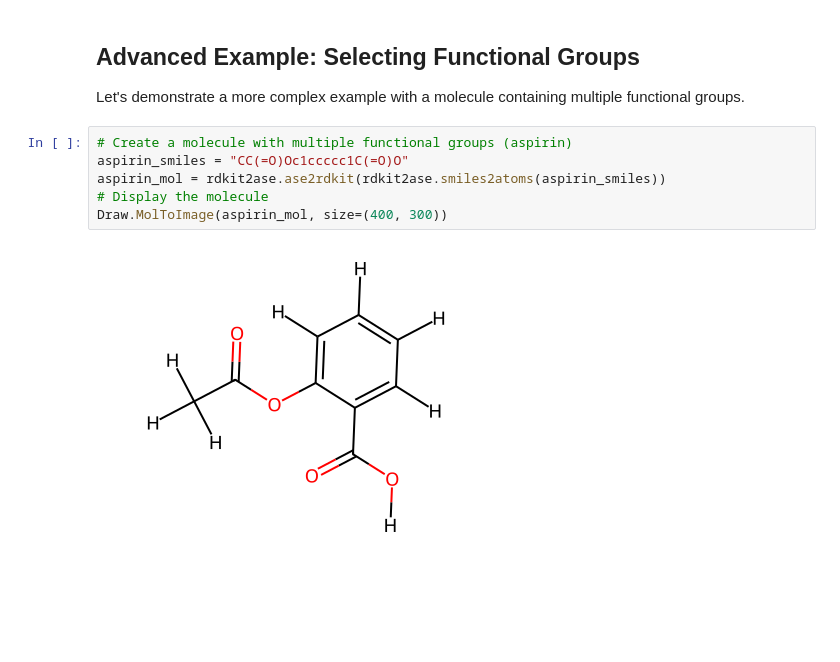
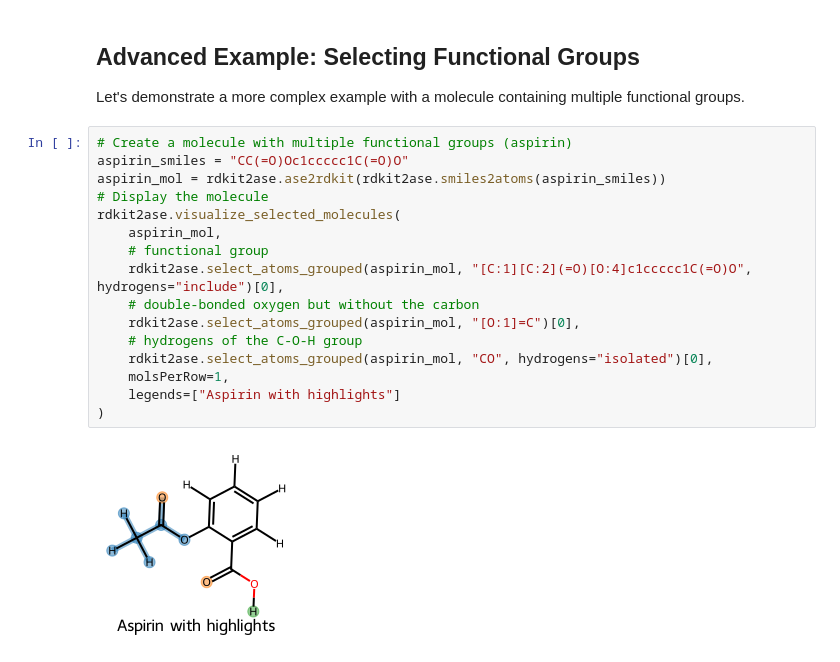
Before and after one commit to zincware/rdkit2ase, a Jupyter notebook: docs/source/atom_selection.ipynb, the cells around one changed output. Saved outputs shown, nothing was run; the diff lists cells and outputs as text; blank space fills up the shorter version.

Commit message:
fix order, update plotting

```diff
--- a/docs/source/atom_selection.ipynb
+++ b/docs/source/atom_selection.ipynb
@@ -115,8 +159,18 @@ Let's demonstrate a more complex example with a molecule containing multiple fun
 # %%
 # Create a molecule with multiple functional groups (aspirin)
 aspirin_smiles = "CC(=O)Oc1ccccc1C(=O)O"
 aspirin_mol = rdkit2ase.ase2rdkit(rdkit2ase.smiles2atoms(aspirin_smiles))
 # Display the molecule
-Draw.MolToImage(aspirin_mol, size=(400, 300))
+rdkit2ase.visualize_selected_molecules(
+    aspirin_mol,
+    # functional group
+    rdkit2ase.select_atoms_grouped(aspirin_mol, "[C:1][C:2](=O)[O:4]c1ccccc1C(=O)O", hydrogens="include")[0],
+    # double-bonded oxygen but without the carbon
+    rdkit2ase.select_atoms_grouped(aspirin_mol, "[O:1]=C")[0],
+    # hydrogens of the C-O-H group
+    rdkit2ase.select_atoms_grouped(aspirin_mol, "CO", hydrogens="isolated")[0],
+    molsPerRow=1,
+    legends=["Aspirin with highlights"]
+)
 # %% [output]
-[figure, old version]
+[figure, new version]
```
Also changed, not shown: parts of 10 cells of this notebook, 4 other files.
